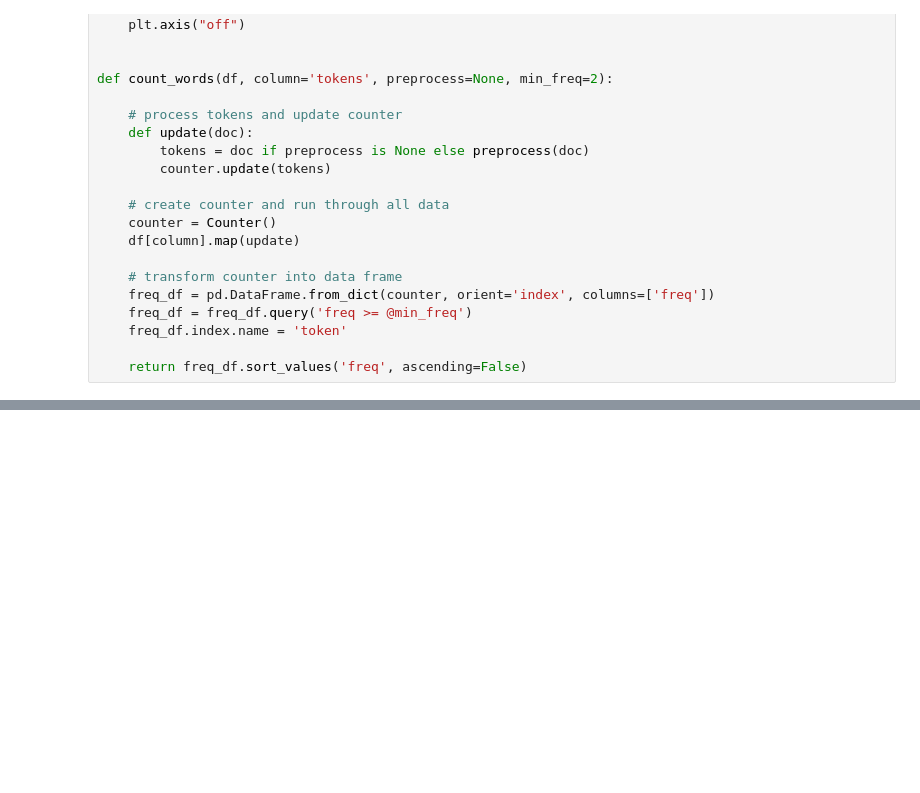
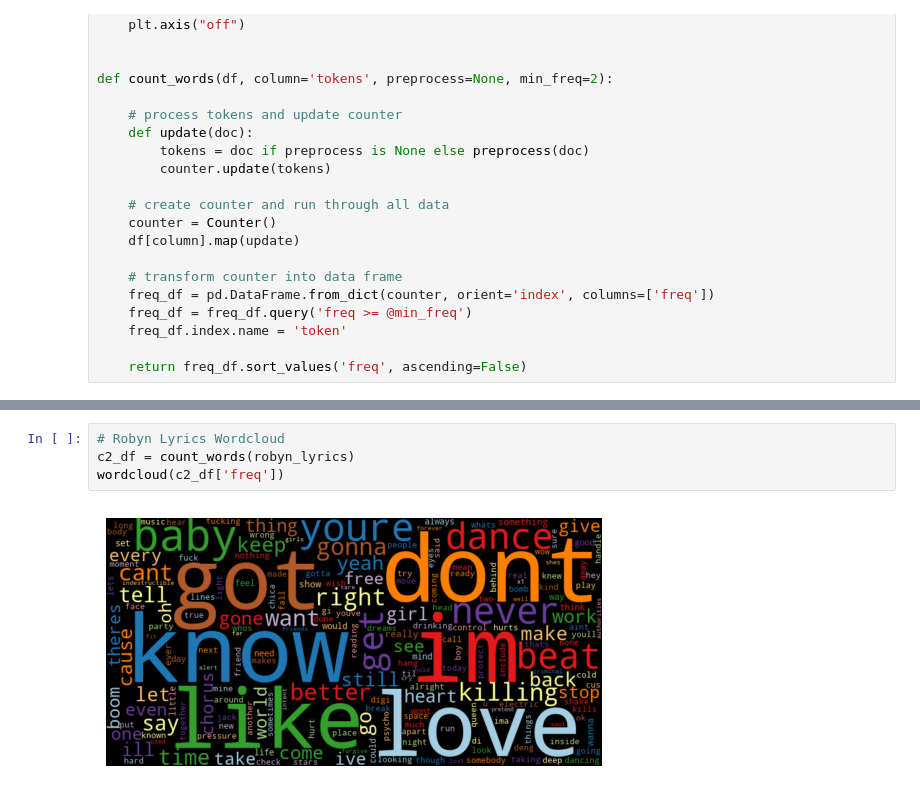
Before and after one commit to clairebentzen/text-comparison, a Jupyter notebook: Group Comparison.ipynb, the cells around one changed output, grey strips where cells are left out. Cells and saved outputs as stored; diff of their text form; blank space fills up the shorter version.

```diff
--- a/Group Comparison.ipynb
+++ b/Group Comparison.ipynb
@@ -365,0 +519,6 @@ def count_words(df, column='tokens', preprocess=None, min_freq=2):
+# %%
+# Robyn Lyrics Wordcloud
+c2_df = count_words(robyn_lyrics)
+wordcloud(c2_df['freq'])
+# %% [output]
+[figure, added]
```
Also changed, not shown: parts of 23 cells of this notebook.
